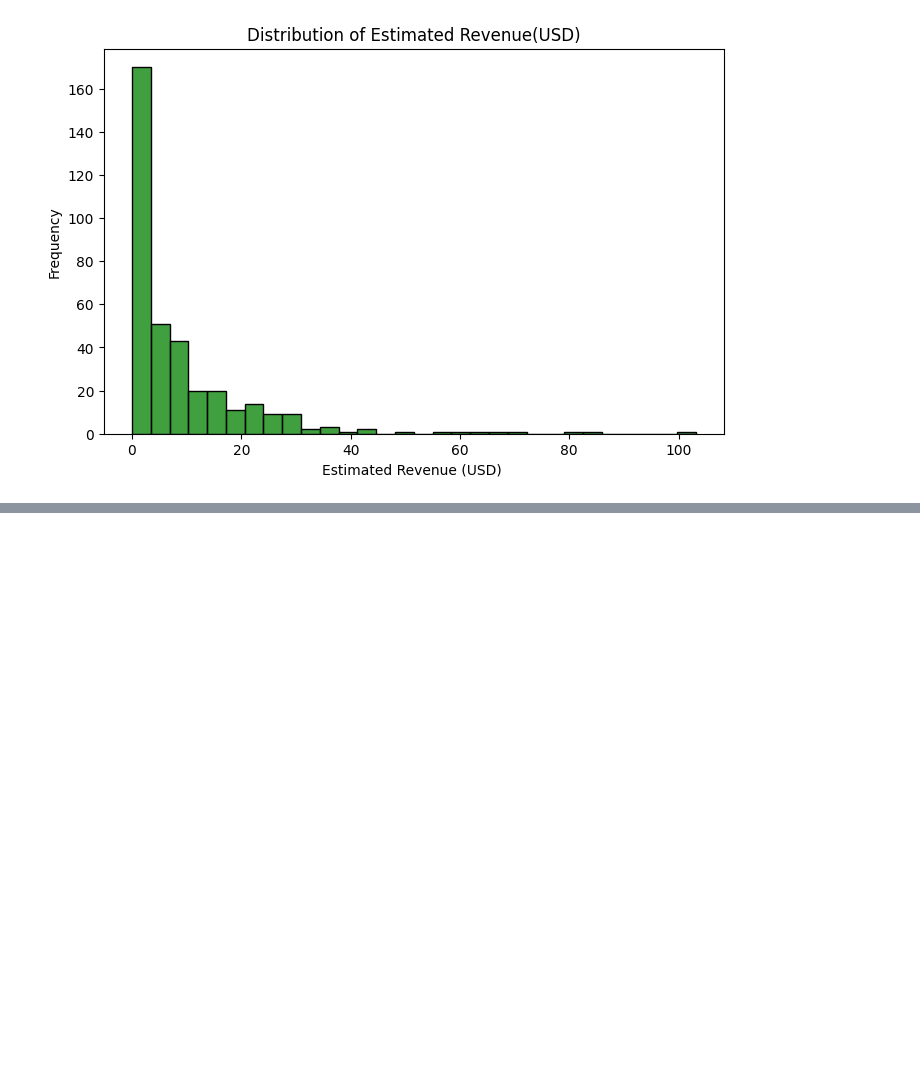
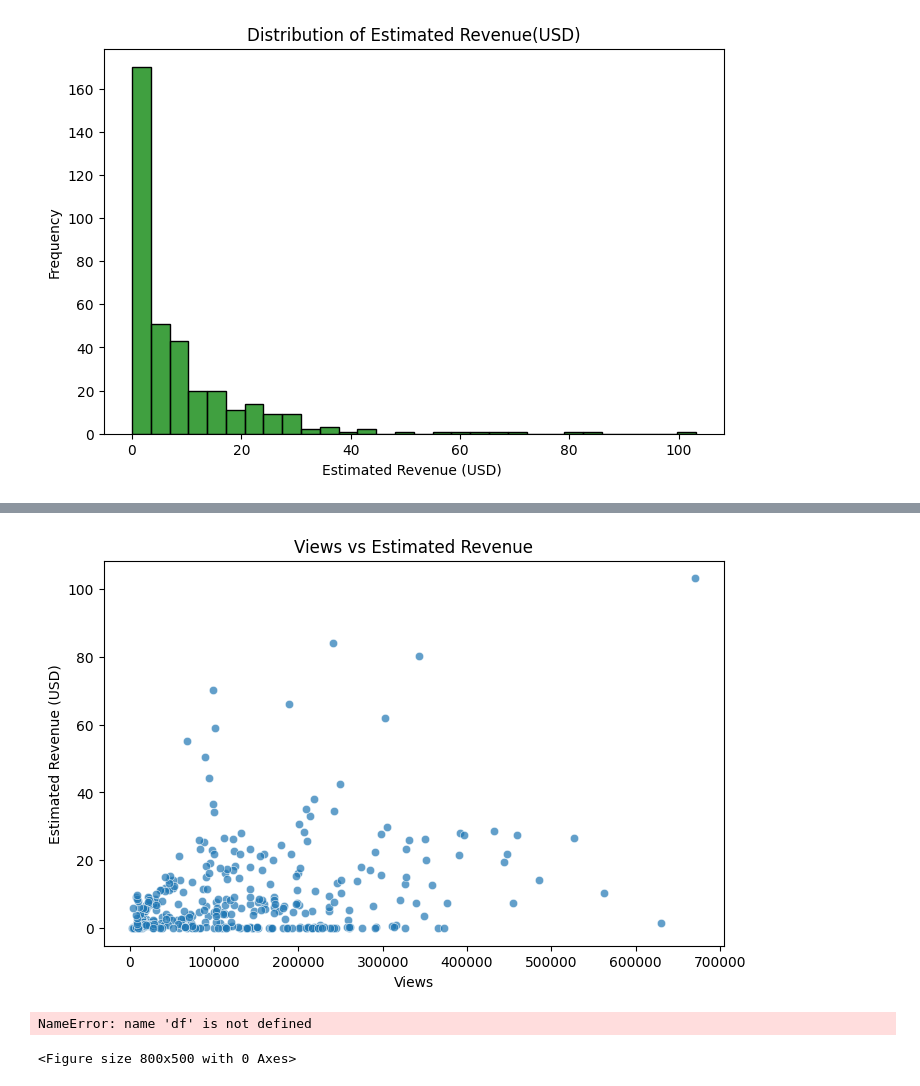
Before and after one commit to Ankurr-08/Youtube-Channel-Performance-Analysis, a Jupyter notebook: Youtube_performance_analysis.ipynb, the cells around one changed output, grey strips where cells are left out. Cells and saved outputs as stored; diff of their text form; code cells hidden in the pictures; blank space fills up the shorter version.

```diff
--- a/Youtube_performance_analysis.ipynb
+++ b/Youtube_performance_analysis.ipynb
@@ -75,0 +105,10 @@ plt.show()
+# %%
+#Video Duration vs Views
+plt.figure(figsize=(8,5))
+sns.scatterplot(x=data["Views"], y=data["Estimated Revenue (USD)"], alpha=0.7)
+plt.title("Views vs Estimated Revenue")
+plt.xlabel("Views")
+plt.ylabel("Estimated Revenue (USD)")
+plt.show()
+# %% [output]
+[figure, added]
@@ -75,0 +119,11 @@ plt.show()
+# %%
+# Engagement vs Views
+plt.figure(figsize=(8,5))
+sns.scatterplot(x=df["Engagement_Rate"], y=df["Views"], alpha=0.7)
+plt.title("Engagement Rate vs Views")
+plt.xlabel("Engagement Rate (%)")
+plt.ylabel("Views")
+plt.show()
+# %% [output]
+NameError: name 'df' is not defined
+<Figure size 800x500 with 0 Axes>
```
Also changed, not shown: parts of 16 cells of this notebook.
